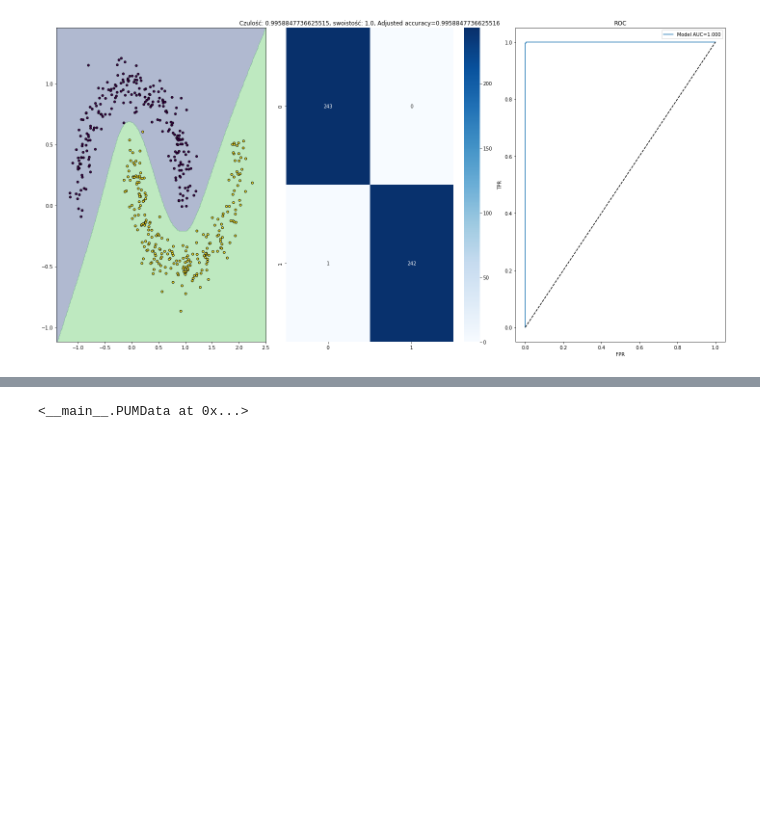
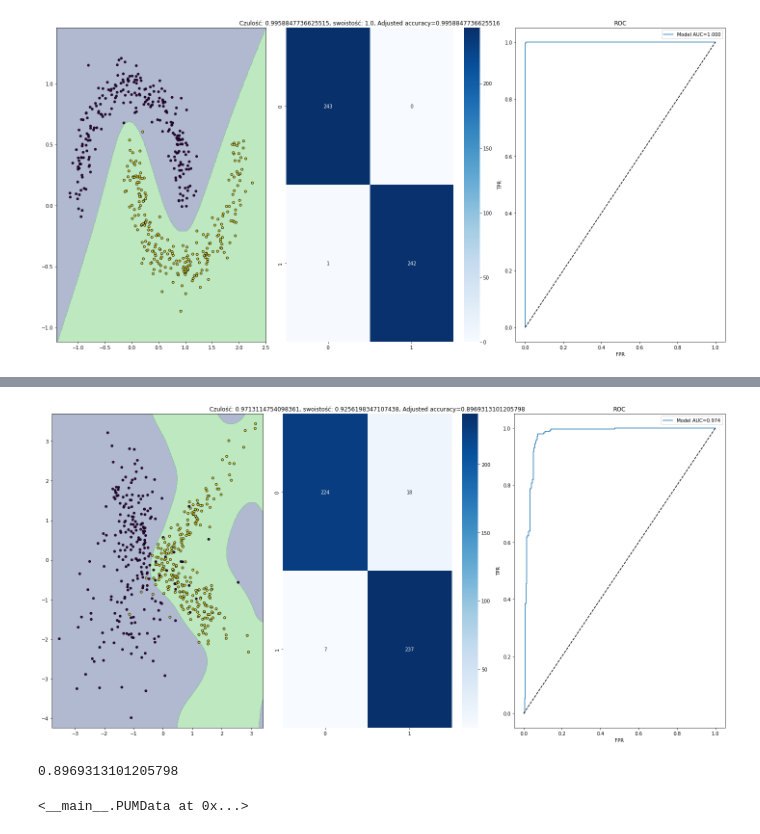
Before and after one commit to DonChaka/PUM, a Jupyter notebook: 8.SiecNeuronowa/8.SiecNeuronowa.ipynb, the cells around one changed output, grey strips where cells are left out. Cells and saved outputs as stored; diff of their text form; code cells hidden in the pictures; blank space fills up the shorter version.

```diff
--- a/8.SiecNeuronowa/8.SiecNeuronowa.ipynb
+++ b/8.SiecNeuronowa/8.SiecNeuronowa.ipynb
@@ -356,3 +371,18 @@ _ = display_neural_network(model_moons, data_moons)
+# %%
+model_moons_sin = NeuralNetwork([
+    DenseLayer(2, 4),
+    ActivationLayer('sin'),
+    DenseLayer(4, 8),
+    ActivationLayer('sin'),
+    DenseLayer(8, 1),
+    ActivationLayer('sigmoid'),
+])
+
+model_moons_sin.fit(linear_data.x_train, linear_data.y_train, epochs=1000, verbose=True, learning_rate=0.01, batch_size=32)
+display_neural_network(model_moons_sin, linear_data)
+# %% [output]
+[figure, added]
+0.8969313101205798
 # %%
 from mnistdb.io import load
 
```
Also changed, not shown: parts of 3 cells of this notebook, 3 other files.
